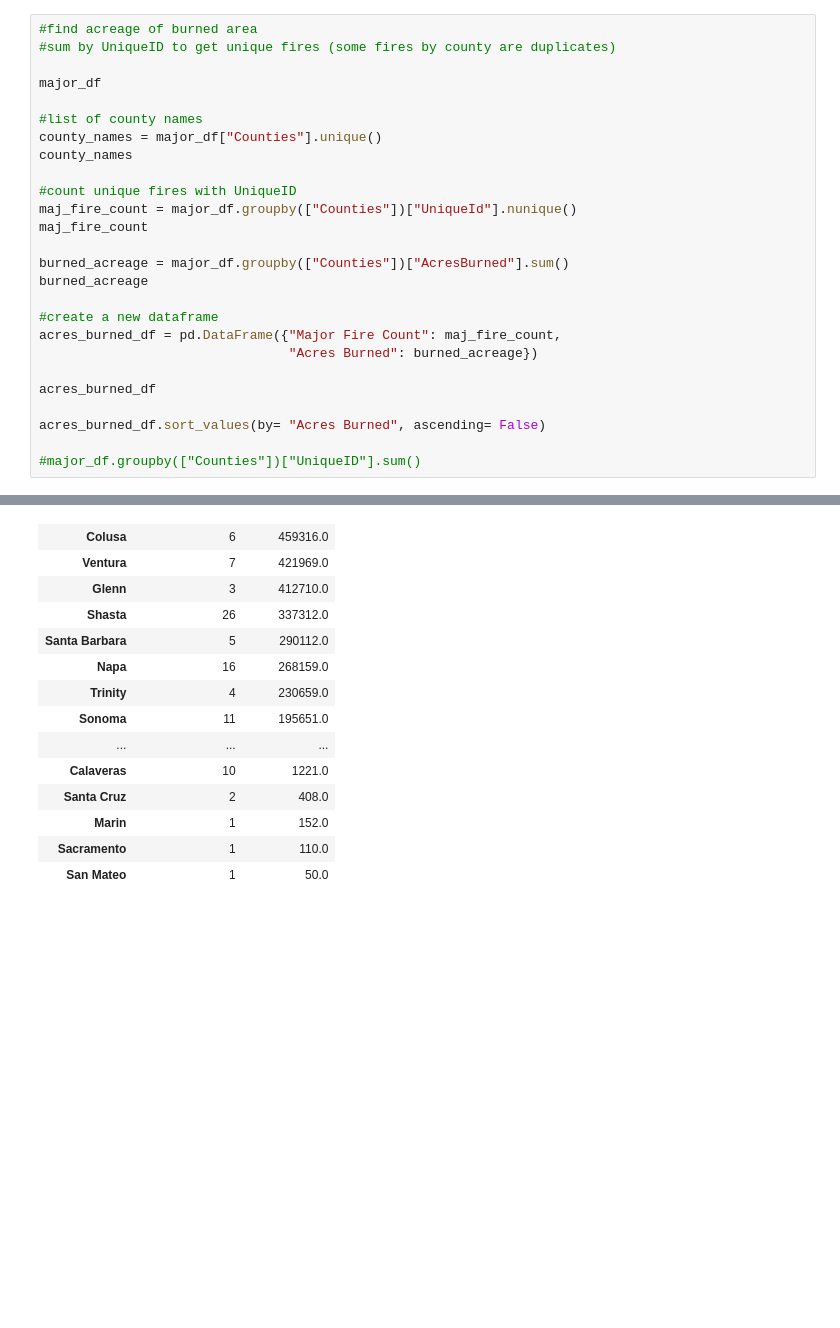
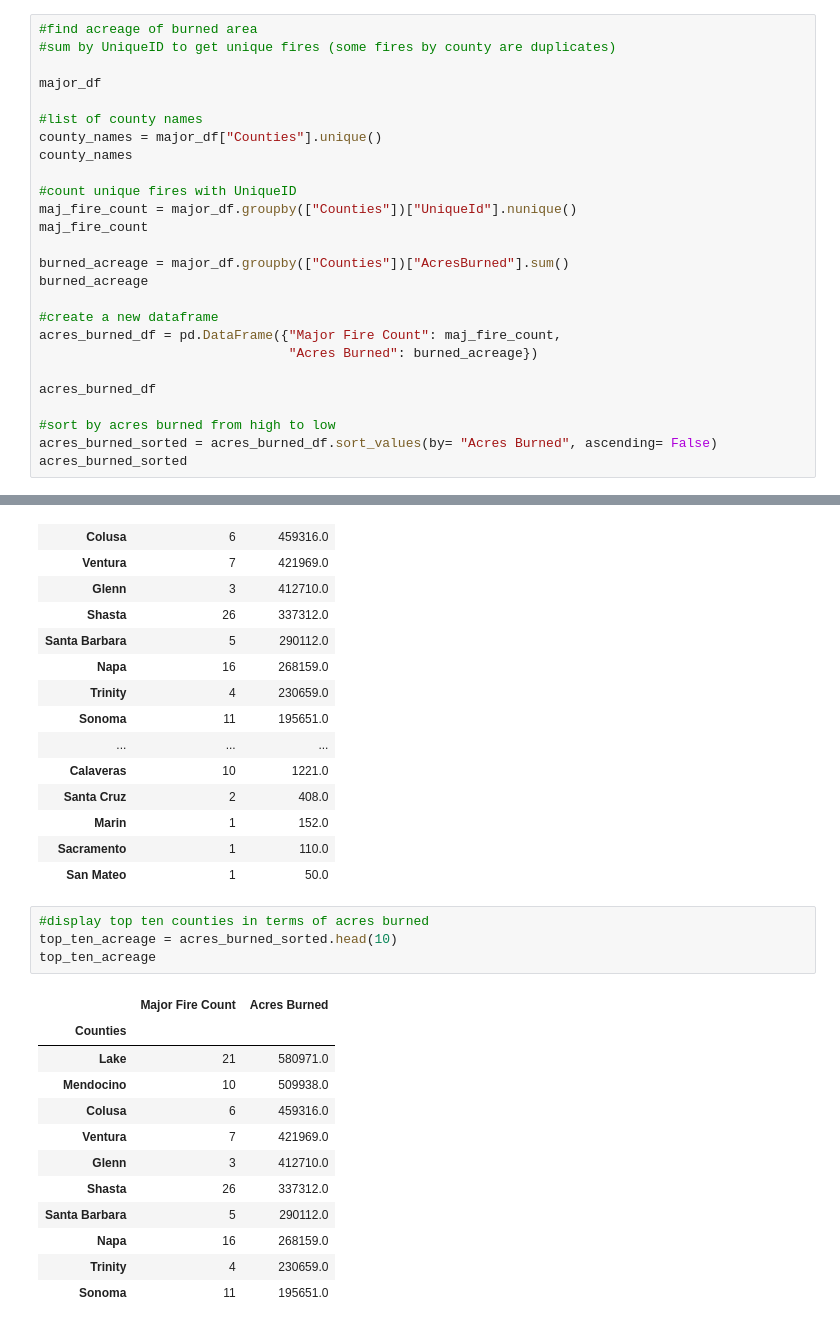
Before and after one commit to jump8621/data-project-I, a Jupyter notebook: lee_pyre.ipynb, the cells around one changed output, grey strips where cells are left out. Saved outputs shown, nothing was run; the diff lists cells and outputs as text; blank space fills up the shorter version.

```diff
--- a/lee_pyre.ipynb
+++ b/lee_pyre.ipynb
@@ -228,9 +228,9 @@ acres_burned_df = pd.DataFrame({"Major Fire Count": maj_fire_count,
 
 acres_burned_df
 
-acres_burned_df.sort_values(by= "Acres Burned", ascending= False)
-
-#major_df.groupby(["Counties"])["UniqueID"].sum()
+#sort by acres burned from high to low
+acres_burned_sorted = acres_burned_df.sort_values(by= "Acres Burned", ascending= False)
+acres_burned_sorted
 # %% [output]
 |  | Major Fire Count | Acres Burned |
 | Counties |  |  |
@@ -250,3 +250,20 @@ acres_burned_df.sort_values(by= "Acres Burned", ascending= False)
 | Marin | 1 | 152.0 |
 | Sacramento | 1 | 110.0 |
 | San Mateo | 1 | 50.0 |
+# %%
+#display top ten counties in terms of acres burned
+top_ten_acreage = acres_burned_sorted.head(10)
+top_ten_acreage
+# %% [output]
+|  | Major Fire Count | Acres Burned |
+| Counties |  |  |
+| Lake | 21 | 580971.0 |
+| Mendocino | 10 | 509938.0 |
+| Colusa | 6 | 459316.0 |
+| Ventura | 7 | 421969.0 |
+| Glenn | 3 | 412710.0 |
+| Shasta | 26 | 337312.0 |
+| Santa Barbara | 5 | 290112.0 |
+| Napa | 16 | 268159.0 |
+| Trinity | 4 | 230659.0 |
+| Sonoma | 11 | 195651.0 |
```
Also changed, not shown: parts of 3 cells of this notebook.
